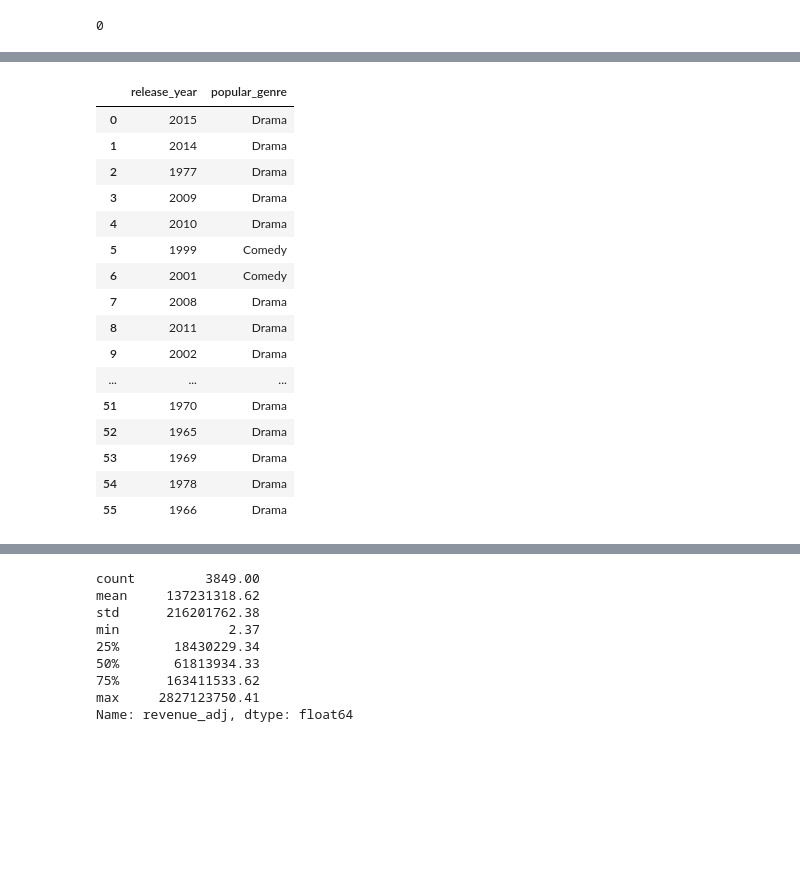
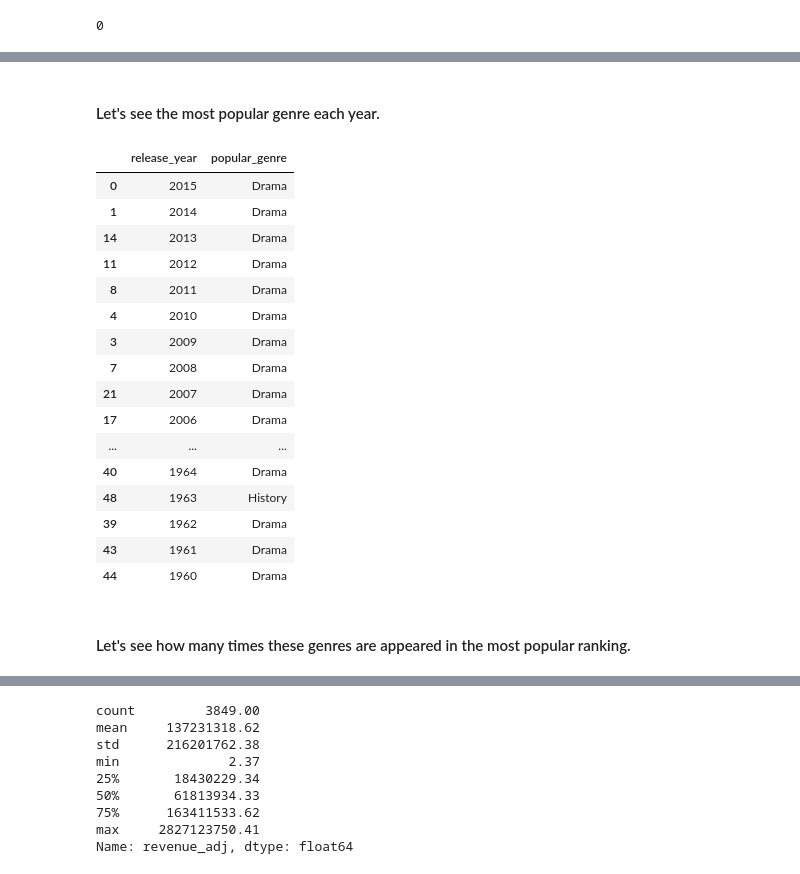
Before and after one commit to phattp/data-analyst-udacity, a Jupyter notebook: investigate_a_dataset/investigate-a-dataset.ipynb, the cells around one changed output, grey strips where cells are left out. Saved outputs shown, nothing was run; the diff lists cells and outputs as text; code cells hidden in the pictures; blank space fills up the shorter version.

```diff
--- a/investigate_a_dataset/investigate-a-dataset.ipynb
+++ b/investigate_a_dataset/investigate-a-dataset.ipynb
@@ -262,27 +336,31 @@ for year in years:
 
 # Creates new dataframe to shows most popular genre each year
 most_popular_genre = pd.DataFrame(most_popular, columns=['release_year', 'popular_genre'])
+# %% [markdown]
+#### Let's see the most popular genre each year.
 # %%
 # Showing most popular genre each year
-most_popular_genre
+most_popular_genre.sort_values('release_year', ascending=False)
 # %% [output]
 |  | release_year | popular_genre |
 | 0 | 2015 | Drama |
 | 1 | 2014 | Drama |
-| 2 | 1977 | Drama |
+| 14 | 2013 | Drama |
+| 11 | 2012 | Drama |
+| 8 | 2011 | Drama |
+| 4 | 2010 | Drama |
 | 3 | 2009 | Drama |
-| 4 | 2010 | Drama |
-| 5 | 1999 | Comedy |
-| 6 | 2001 | Comedy |
 | 7 | 2008 | Drama |
-| 8 | 2011 | Drama |
-| 9 | 2002 | Drama |
+| 21 | 2007 | Drama |
+| 17 | 2006 | Drama |
 | ... | ... | ... |
-| 51 | 1970 | Drama |
-| 52 | 1965 | Drama |
-| 53 | 1969 | Drama |
-| 54 | 1978 | Drama |
-| 55 | 1966 | Drama |
+| 40 | 1964 | Drama |
+| 48 | 1963 | History |
+| 39 | 1962 | Drama |
+| 43 | 1961 | Drama |
+| 44 | 1960 | Drama |
+# %% [markdown]
+#### Let's see how many times these genres are appeared in the most popular ranking.
 # %%
 # Most popular genres of all years
 most_popular_genre['popular_genre'].value_counts()
```
Also changed, not shown: parts of 81 cells of this notebook, 1 other file.
